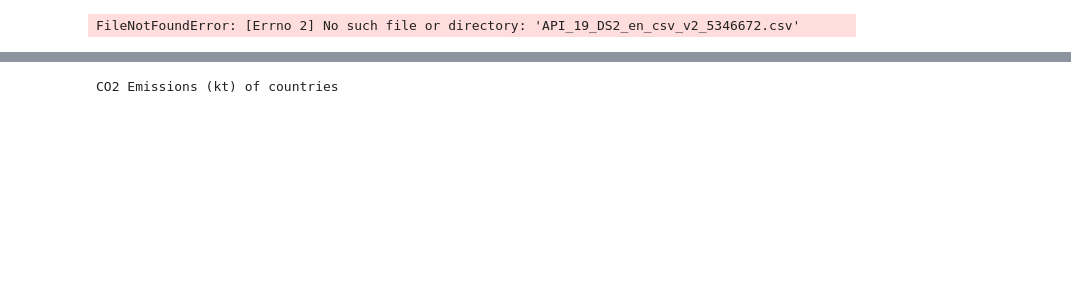
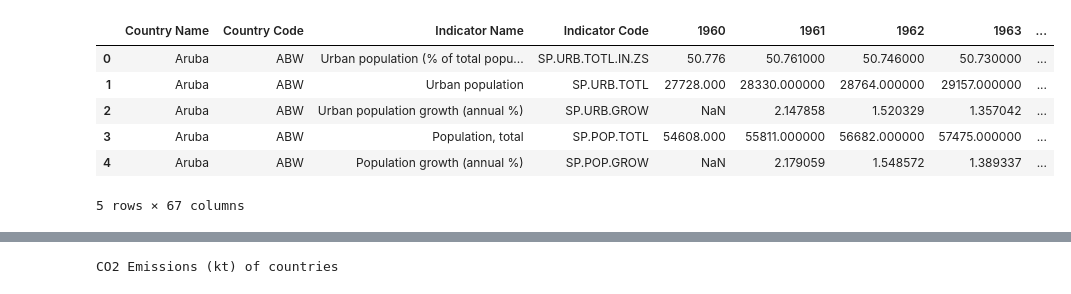
Before and after one commit to bc22aba/Applied_Data_Science, a Jupyter notebook: Assignment_2/Source_code/Statistics_and_trends..ipynb, the cells around one changed output, grey strips where cells are left out. Saved outputs shown, nothing was run; the diff lists cells and outputs as text; code cells hidden in the pictures; blank space fills up the shorter version.

```diff
--- a/Assignment_2/Source_code/Statistics_and_trends..ipynb
+++ b/Assignment_2/Source_code/Statistics_and_trends..ipynb
@@ -5,10 +5,23 @@ import matplotlib.pyplot as plt
 import numpy as np
 import seaborn as sb
 # %%
-df = pd.read_csv(r'API_19_DS2_en_csv_v2_5346672.csv', skiprows = 3)
+'''Function Definition to read CSV file'''
+def Read_CSV_File(csvFileName):
+    return pd.read_csv(r''+csvFileName+'', skiprows = 3)
+
+
+'''Function calling to read csv file data'''
+file_name = 'D:\WorkSpace\Applied_Data_Science\Assignment_2\Datasets\API_19_DS2_en_csv_v2_5361599.csv'
+df = Read_CSV_File(file_name);
 df.head(5)
 # %% [output]
+|  | Country Name | Country Code | Indicator Name | Indicator Code | 1960 | 1961 | 1962 | 1963 | ... |
+| 0 | Aruba | ABW | Urban population (% of total popu... | SP.URB.TOTL.IN.ZS | 50.776 | 50.761000 | 50.746000 | 50.730000 | ... |
+| 1 | Aruba | ABW | Urban population | SP.URB.TOTL | 27728.000 | 28330.000000 | 28764.000000 | 29157.000000 | ... |
+| 2 | Aruba | ABW | Urban population growth (annual %) | SP.URB.GROW | NaN | 2.147858 | 1.520329 | 1.357042 | ... |
+| 3 | Aruba | ABW | Population, total | SP.POP.TOTL | 54608.000 | 55811.000000 | 56682.000000 | 57475.000000 | ... |
+| 4 | Aruba | ABW | Population growth (annual %) | SP.POP.GROW | NaN | 2.179059 | 1.548572 | 1.389337 | ... |
-FileNotFoundError: [Errno 2] No such file or directory: 'API_19_DS2_en_csv_v2_5346672.csv'
+5 rows × 67 columns
 # %%
 cntry_list = ["CHN", "DEU", "FRA", "GBR", "JPN", "KOR", "MEX", "USA", "ZWE"]
 indicator_list = ["AG.LND.FRST.ZS", "EG.ELC.COAL.ZS", "EN.ATM.CO2E.KT", "EN.ATM.METH.KT.CE", "SP.POP.GROW", "EG.ELC.NUCL.ZS", "SP.URB.TOTL.IN.ZS"]
```
Also changed, not shown: parts of 4 cells of this notebook, 1 other file.
